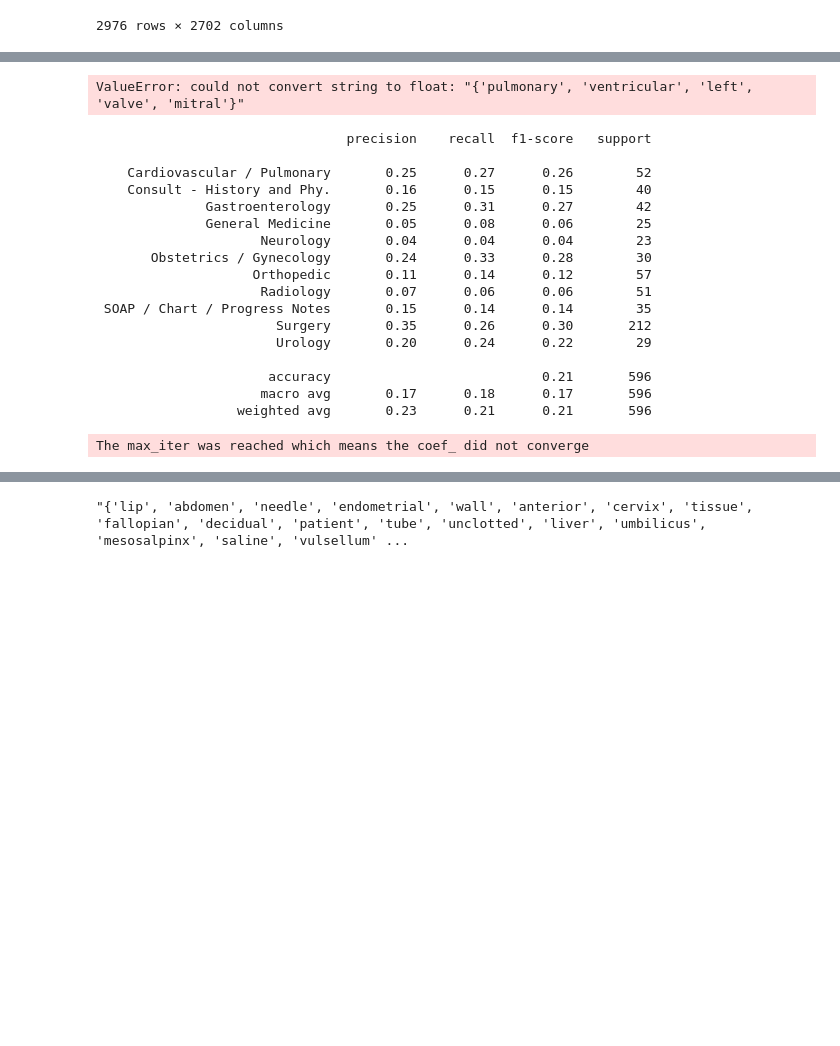
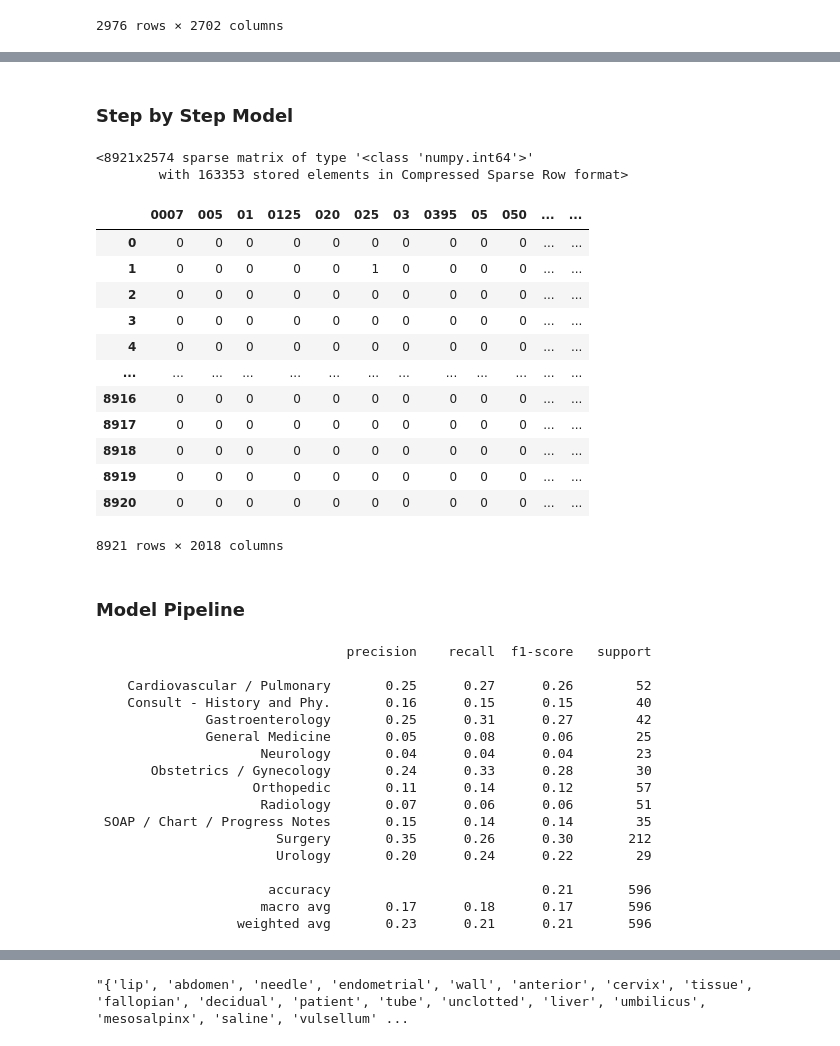
Before and after one commit to Tara-Sophia/NLP_Masterthesis, a Jupyter notebook: notebooks/04-hp-lr-pipeline-lime.ipynb, the cells around one changed output, grey strips where cells are left out. Drawn from its saved outputs; the diff is of its cells as text; code cells hidden in the pictures; blank space fills up the shorter version.

```diff
--- a/notebooks/04-hp-lr-pipeline-lime.ipynb
+++ b/notebooks/04-hp-lr-pipeline-lime.ipynb
@@ -152,24 +223,15 @@ semicircular  intermuscular         0.865880
 dtype: float64
-# %%
-from sklearn.feature_selection import SelectKBest, chi2
-#
-
-feature_selector = SelectKBest(chi2, k = "all")
-fit = feature_selector.fit(X_train,y_train)
-
-p_values = pd.DataFrame(fit.pvalues_)
-scores = pd.DataFrame(fit.scores_)
-input_variable_names = pd.DataFrame(X.columns)
-summary_stats = pd.concat([input_variable_names, p_values, scores], axis = 1)
-summary_stats.columns = ["input_variable", "p_value", "chi2_score"]
-summary_stats.sort_values(by = "p_value", inplace = True)
-
-p_value_threshold = 0.05
-score_threshold = 5
-
-selected_variables = summary_stats.loc[(summary_stats["chi2_score"] >= score_threshold) &
-                                       (summary_stats["p_value"] <= p_value_threshold)]
-selected_variables = selected_variables["input_variable"].tolist()
-X_new = X[selected_variables]
-# %% [output]
-ValueError: could not convert string to float: "{'pulmonary', 'ventricular', 'left', 'valve', 'mitral'}"
+# %% [markdown]
+### Step by Step Model
+# %%
+# vectorize X_train
+vectorizer = CountVectorizer()
+X_train_vec = vectorizer.fit_transform(X_train)
+# %%
+# smote oversampling
+sm = SMOTE(random_state=42)
+X_train_vec, y_train = sm.fit_resample(X_train_vec, y_train)
+X_train_vec
+# %% [output]
+<8921x2574 sparse matrix of type '<class 'numpy.int64'>'
+        with 163353 stored elements in Compressed Sparse Row format>
@@ -176,3 +254,31 @@ ValueError: could not convert string to float: "{'pulmonary', 'ventricular', 'le
+# %%
+# remove highly correlated features
+def remove_highly_correlated_features(X, threshold):
+    X = pd.DataFrame(X.toarray(), columns=vectorizer.get_feature_names_out ())
+    corr_matrix = X.corr().abs()
+    upper = corr_matrix.where(np.triu(np.ones(corr_matrix.shape), k=1).astype(bool))
+    to_drop = [column for column in upper.columns if any(upper[column] > threshold)]
+    X = X.drop(X[to_drop], axis=1)
+    return X
+
+
+remove_highly_correlated_features(X_train_vec, 0.85)
+# %% [output]
+|  | 0007 | 005 | 01 | 0125 | 020 | 025 | 03 | 0395 | 05 | 050 | ... | ... |
+| 0 | 0 | 0 | 0 | 0 | 0 | 0 | 0 | 0 | 0 | 0 | ... | ... |
+| 1 | 0 | 0 | 0 | 0 | 0 | 1 | 0 | 0 | 0 | 0 | ... | ... |
+| 2 | 0 | 0 | 0 | 0 | 0 | 0 | 0 | 0 | 0 | 0 | ... | ... |
+| 3 | 0 | 0 | 0 | 0 | 0 | 0 | 0 | 0 | 0 | 0 | ... | ... |
+| 4 | 0 | 0 | 0 | 0 | 0 | 0 | 0 | 0 | 0 | 0 | ... | ... |
+| ... | ... | ... | ... | ... | ... | ... | ... | ... | ... | ... | ... | ... |
+| 8916 | 0 | 0 | 0 | 0 | 0 | 0 | 0 | 0 | 0 | 0 | ... | ... |
+| 8917 | 0 | 0 | 0 | 0 | 0 | 0 | 0 | 0 | 0 | 0 | ... | ... |
+| 8918 | 0 | 0 | 0 | 0 | 0 | 0 | 0 | 0 | 0 | 0 | ... | ... |
+| 8919 | 0 | 0 | 0 | 0 | 0 | 0 | 0 | 0 | 0 | 0 | ... | ... |
+| 8920 | 0 | 0 | 0 | 0 | 0 | 0 | 0 | 0 | 0 | 0 | ... | ... |
+8921 rows × 2018 columns
+# %% [markdown]
+### Model Pipeline
 # %%
 # The “saga” solver is a variant of “sag” that also supports the non-smooth penalty="l1"
 # This is therefore the solver of choice for sparse multinomial logistic regression
@@ -205,7 +312,6 @@ print(classification_report(y_test, y_pred, target_names=lr.classes_))
                       accuracy                           0.21       596
                      macro avg       0.17      0.18      0.17       596
                   weighted avg       0.23      0.21      0.21       596
-The max_iter was reached which means the coef_ did not converge
 # %%
 # take best model from grid search and perform evaluation
 
```
Also changed, not shown: parts of 15 cells of this notebook.
